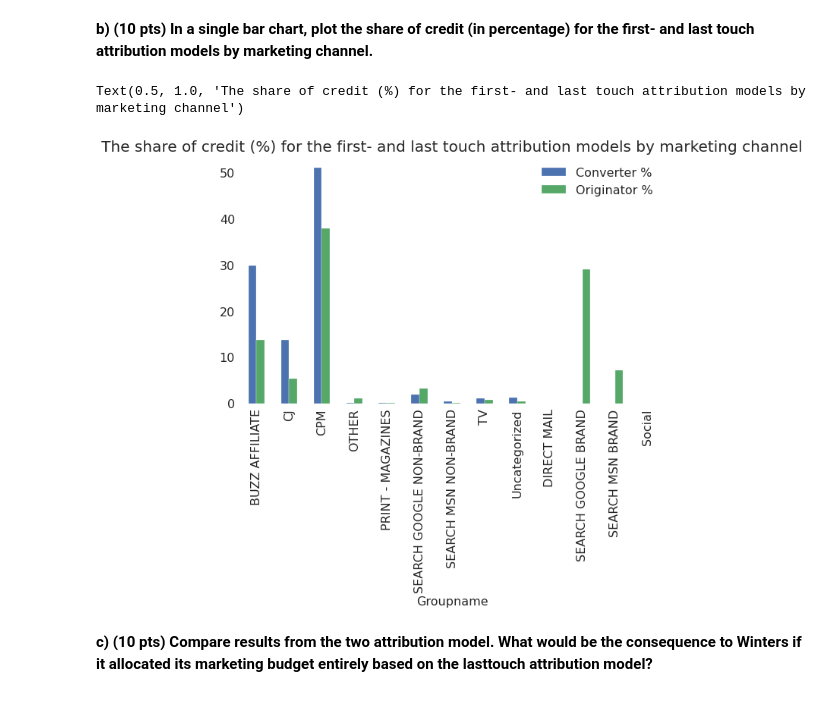
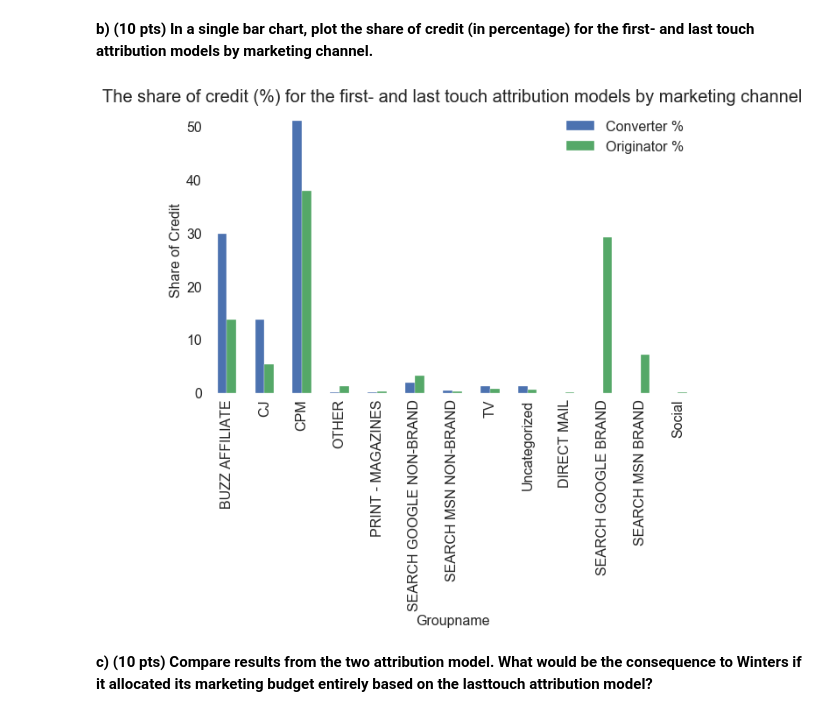
Before and after one commit to Amberineee/BA860_Assignments, a Jupyter notebook: PS3.ipynb, the cells around one changed output. Cells and saved outputs as stored; diff of their text form; code cells hidden in the pictures.

```diff
--- a/PS3.ipynb
+++ b/PS3.ipynb
@@ -18,8 +18,7 @@ matplotlib.rcParams.update({'axes.titlesize':20})
 matplotlib.rcParams.update({'legend.fontsize': 16})
 sns.set_style('white')
 # %%
-url = '/content/Winters-Attribution-PS3.csv'
-df = pd.read_csv(url,index_col=0)
+df = pd.read_csv('Winters-Attribution-PS3.csv', index_col=0)
 # %%
 df.head(5)
 # %% [output]
@@ -105,10 +104,10 @@ first_last
 # %%
 first_last[:13].plot(x='index', y=['Converter %', 'Originator %'], kind='bar', figsize=(10, 6))
 plt.xlabel('Groupname')
-plt.title('The share of credit (%) for the first- and last touch attribution models by marketing channel')
+plt.ylabel('Share of Credit')
+plt.title('The share of credit (%) for the first- and last touch attribution models by marketing channel');
 # %% [output]
-Text(0.5, 1.0, 'The share of credit (%) for the first- and last touch attribution models by marketing channel')
-[figure, old version]
+[figure, new version]
 # %% [markdown]
 **c) (10 pts) Compare results from the two attribution model. What would be the
 consequence to Winters if it allocated its marketing budget entirely based on the lasttouch attribution model?**
```
Also changed, not shown: parts of 10 cells of this notebook, 1 other file.
